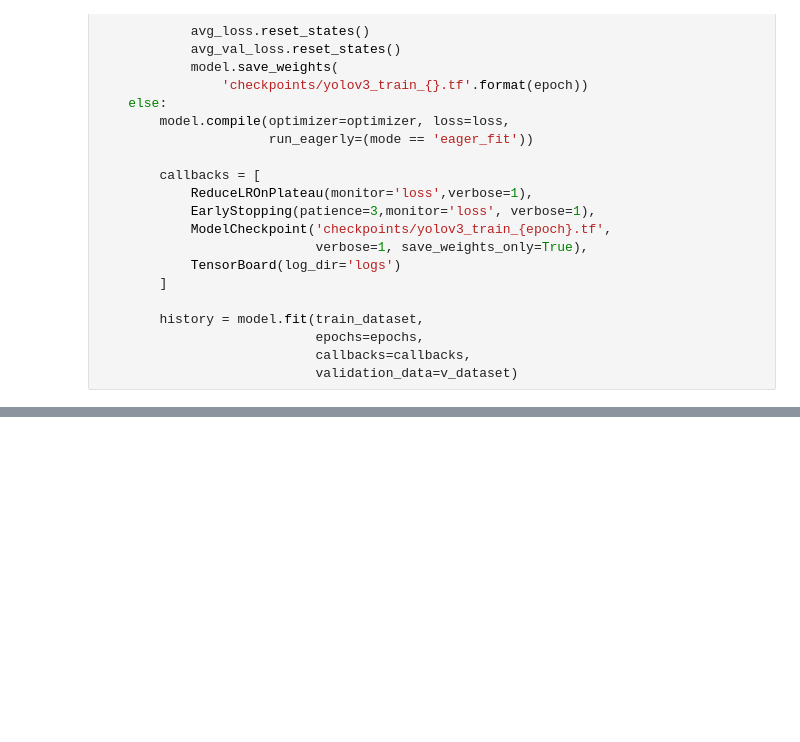
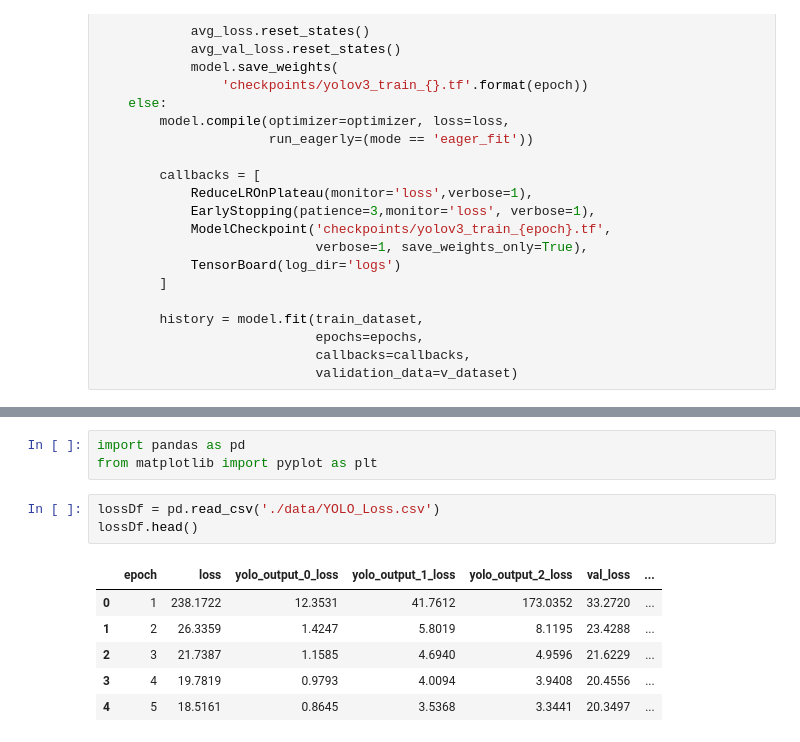
Before and after one commit to Suman-Saini/CapstoneProject_2, a Jupyter notebook: train_yolov3.ipynb, the cells around one changed output, grey strips where cells are left out. Cells and saved outputs as stored; diff of their text form; blank space fills up the shorter version.

```diff
--- a/train_yolov3.ipynb
+++ b/train_yolov3.ipynb
@@ -193,0 +194,13 @@ Epoch 21/50
+# %%
+import pandas as pd
+from matplotlib import pyplot as plt
+# %%
+lossDf = pd.read_csv('./data/YOLO_Loss.csv')
+lossDf.head()
+# %% [output]
+|  | epoch | loss | yolo_output_0_loss | yolo_output_1_loss | yolo_output_2_loss | val_loss | ... |
+| 0 | 1 | 238.1722 | 12.3531 | 41.7612 | 173.0352 | 33.2720 | ... |
+| 1 | 2 | 26.3359 | 1.4247 | 5.8019 | 8.1195 | 23.4288 | ... |
+| 2 | 3 | 21.7387 | 1.1585 | 4.6940 | 4.9596 | 21.6229 | ... |
+| 3 | 4 | 19.7819 | 0.9793 | 4.0094 | 3.9408 | 20.4556 | ... |
+| 4 | 5 | 18.5161 | 0.8645 | 3.5368 | 3.3441 | 20.3497 | ... |
```
Also changed, not shown: parts of 2 cells of this notebook, 1 other file.
